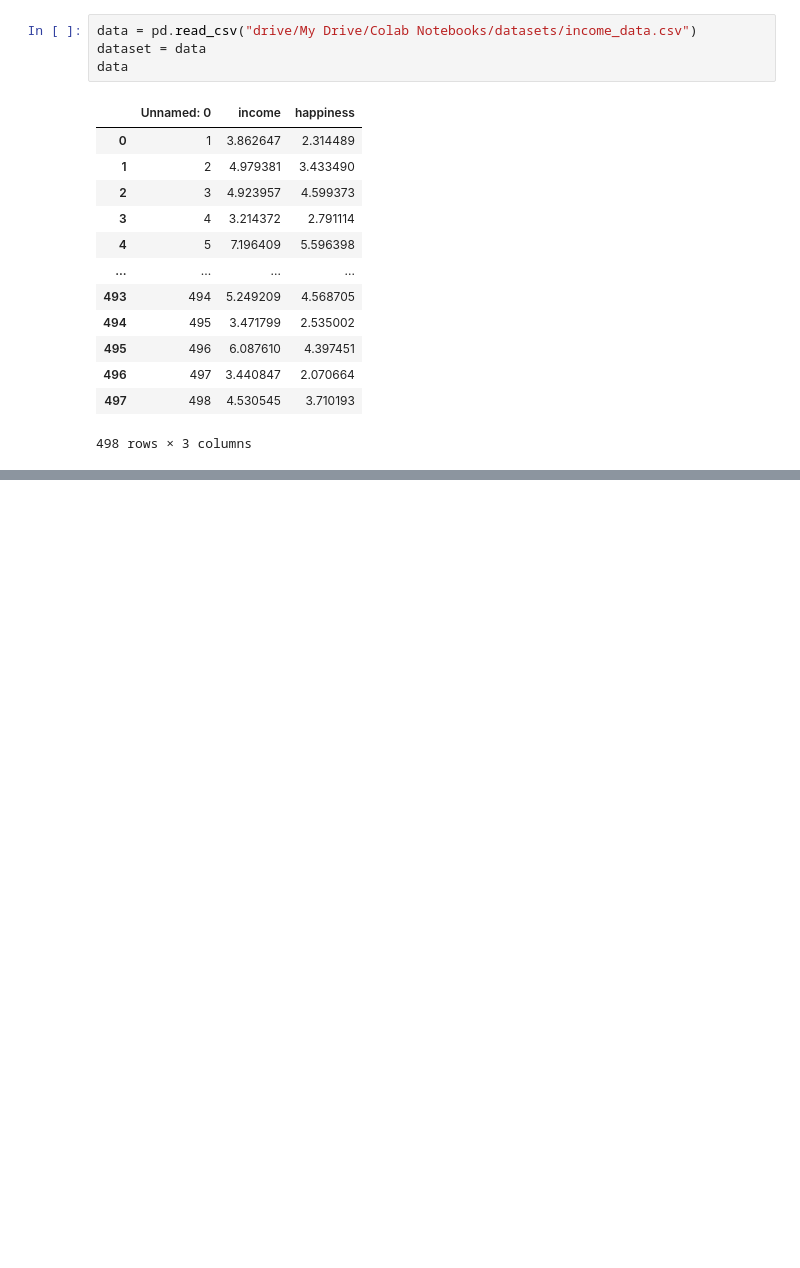
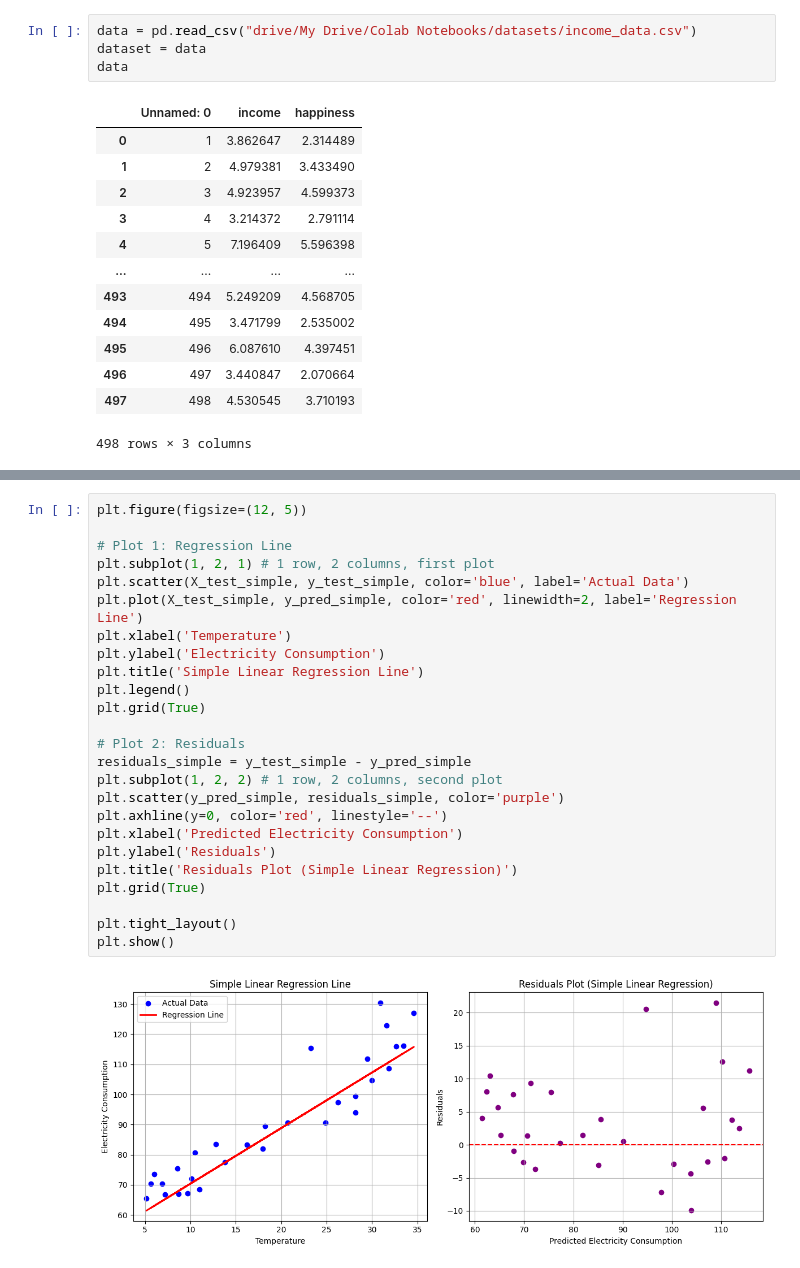
Before and after one commit to Swathi04705/Applied-Machine-Learning-Lab, a Jupyter notebook: salary_income.ipynb, the cells around one changed output, grey strips where cells are left out. Drawn from its saved outputs; the diff is of its cells as text; blank space fills up the shorter version.

```diff
--- a/salary_income.ipynb
+++ b/salary_income.ipynb
@@ -170,0 +494,27 @@ plt.show()
+# %%
+plt.figure(figsize=(12, 5))
+
+# Plot 1: Regression Line
+plt.subplot(1, 2, 1) # 1 row, 2 columns, first plot
+plt.scatter(X_test_simple, y_test_simple, color='blue', label='Actual Data')
+plt.plot(X_test_simple, y_pred_simple, color='red', linewidth=2, label='Regression Line')
+plt.xlabel('Temperature')
+plt.ylabel('Electricity Consumption')
+plt.title('Simple Linear Regression Line')
+plt.legend()
+plt.grid(True)
+
+# Plot 2: Residuals
+residuals_simple = y_test_simple - y_pred_simple
+plt.subplot(1, 2, 2) # 1 row, 2 columns, second plot
+plt.scatter(y_pred_simple, residuals_simple, color='purple')
+plt.axhline(y=0, color='red', linestyle='--')
+plt.xlabel('Predicted Electricity Consumption')
+plt.ylabel('Residuals')
+plt.title('Residuals Plot (Simple Linear Regression)')
+plt.grid(True)
+
+plt.tight_layout()
+plt.show()
+# %% [output]
+[figure, added]
```
Also changed, not shown: parts of 27 cells of this notebook.
